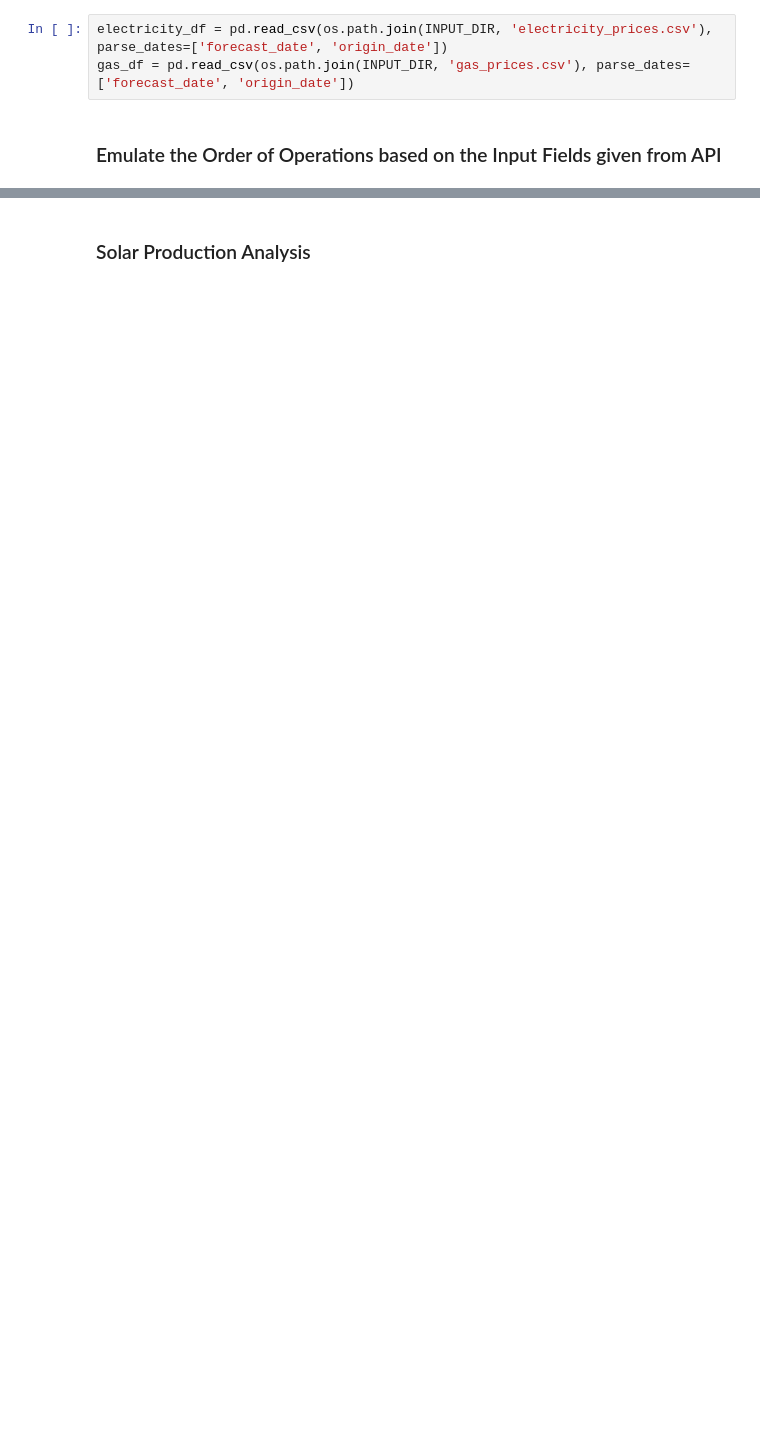
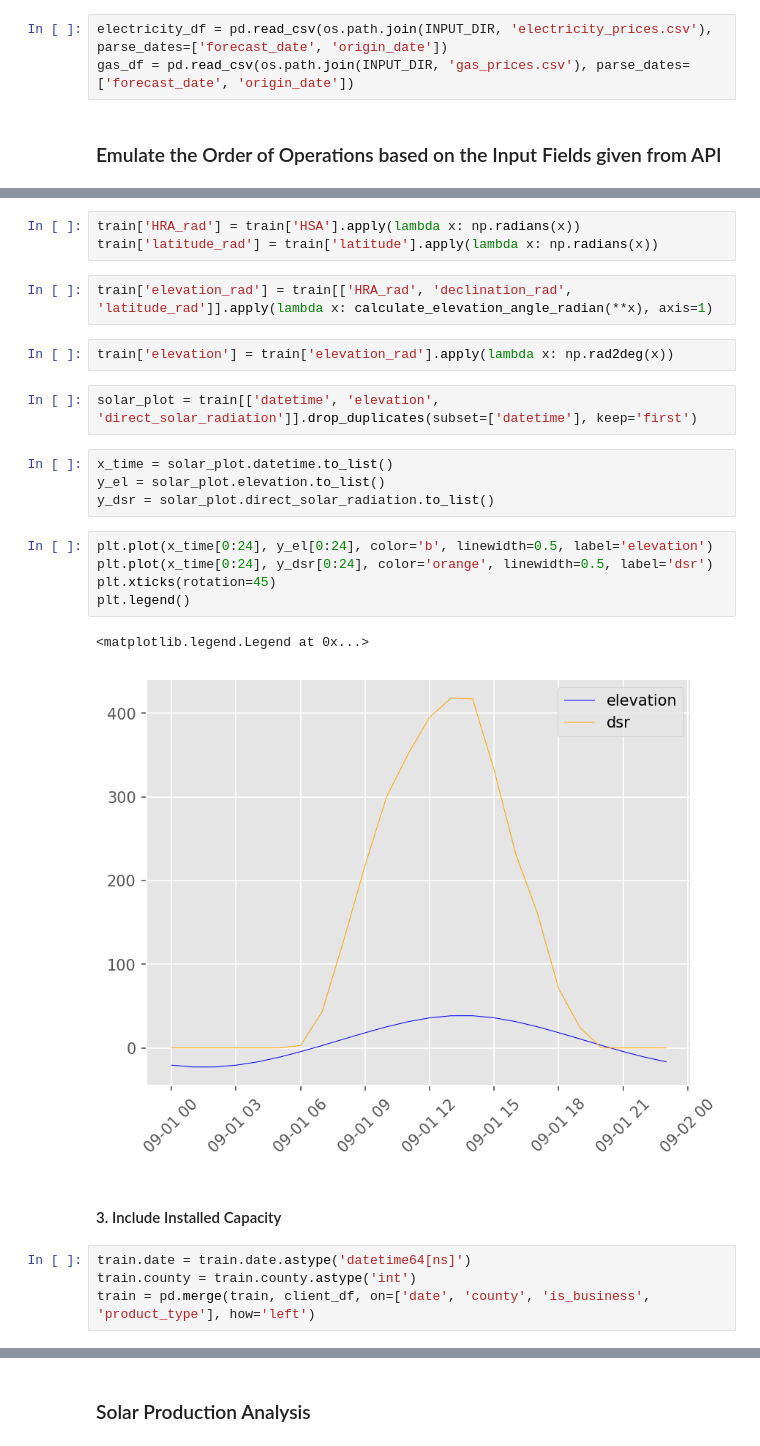
Before and after one commit to blcrosbie/kaggle, a Jupyter notebook: predict-energy-behavior-of-prosumers/Enefit Prosumer Behavior Prediction.ipynb, the cells around one changed output, grey strips where cells are left out. Drawn from its saved outputs; the diff is of its cells as text; blank space fills up the shorter version.

```diff
--- a/predict-energy-behavior-of-prosumers/Enefit Prosumer Behavior Prediction.ipynb
+++ b/predict-energy-behavior-of-prosumers/Enefit Prosumer Behavior Prediction.ipynb
@@ -546,0 +607,27 @@ train_df = extract_dt_attributes(train_df)
+# %%
+train['HRA_rad'] = train['HSA'].apply(lambda x: np.radians(x))
+train['latitude_rad'] = train['latitude'].apply(lambda x: np.radians(x))
+# %%
+train['elevation_rad'] = train[['HRA_rad', 'declination_rad', 'latitude_rad']].apply(lambda x: calculate_elevation_angle_radian(**x), axis=1)
+# %%
+train['elevation'] = train['elevation_rad'].apply(lambda x: np.rad2deg(x))
+# %%
+solar_plot = train[['datetime', 'elevation', 'direct_solar_radiation']].drop_duplicates(subset=['datetime'], keep='first')
+# %%
+x_time = solar_plot.datetime.to_list()
+y_el = solar_plot.elevation.to_list()
+y_dsr = solar_plot.direct_solar_radiation.to_list()
+# %%
+plt.plot(x_time[0:24], y_el[0:24], color='b', linewidth=0.5, label='elevation')
+plt.plot(x_time[0:24], y_dsr[0:24], color='orange', linewidth=0.5, label='dsr')
+plt.xticks(rotation=45)
+plt.legend()
+# %% [output]
+<matplotlib.legend.Legend at 0x...>
+[figure, added]
+# %% [markdown]
+#### 3. Include Installed Capacity
+# %%
+train.date = train.date.astype('datetime64[ns]')
+train.county = train.county.astype('int')
+train = pd.merge(train, client_df, on=['date', 'county', 'is_business', 'product_type'], how='left')
```
Also changed, not shown: parts of 117 cells of this notebook, 6 other files.
